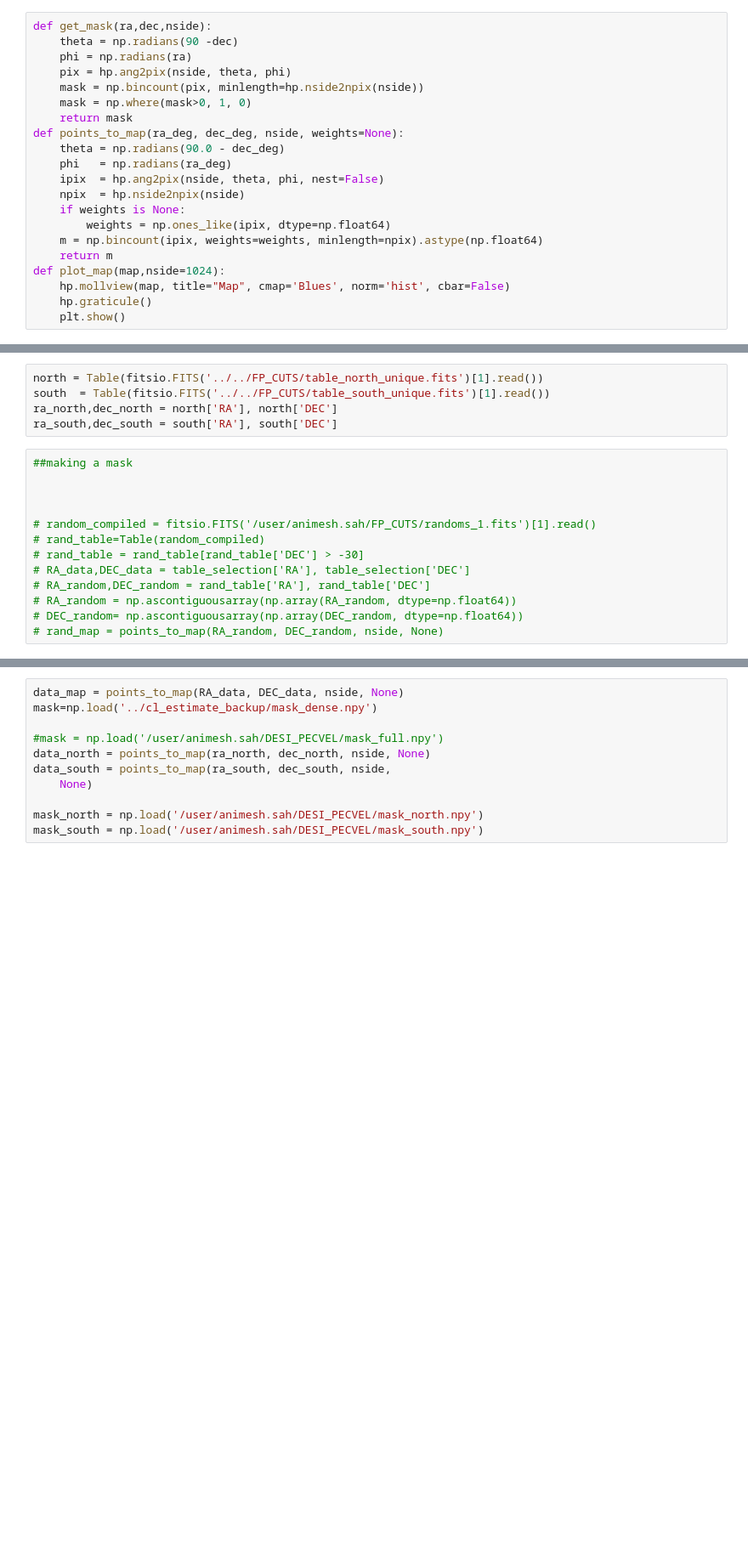
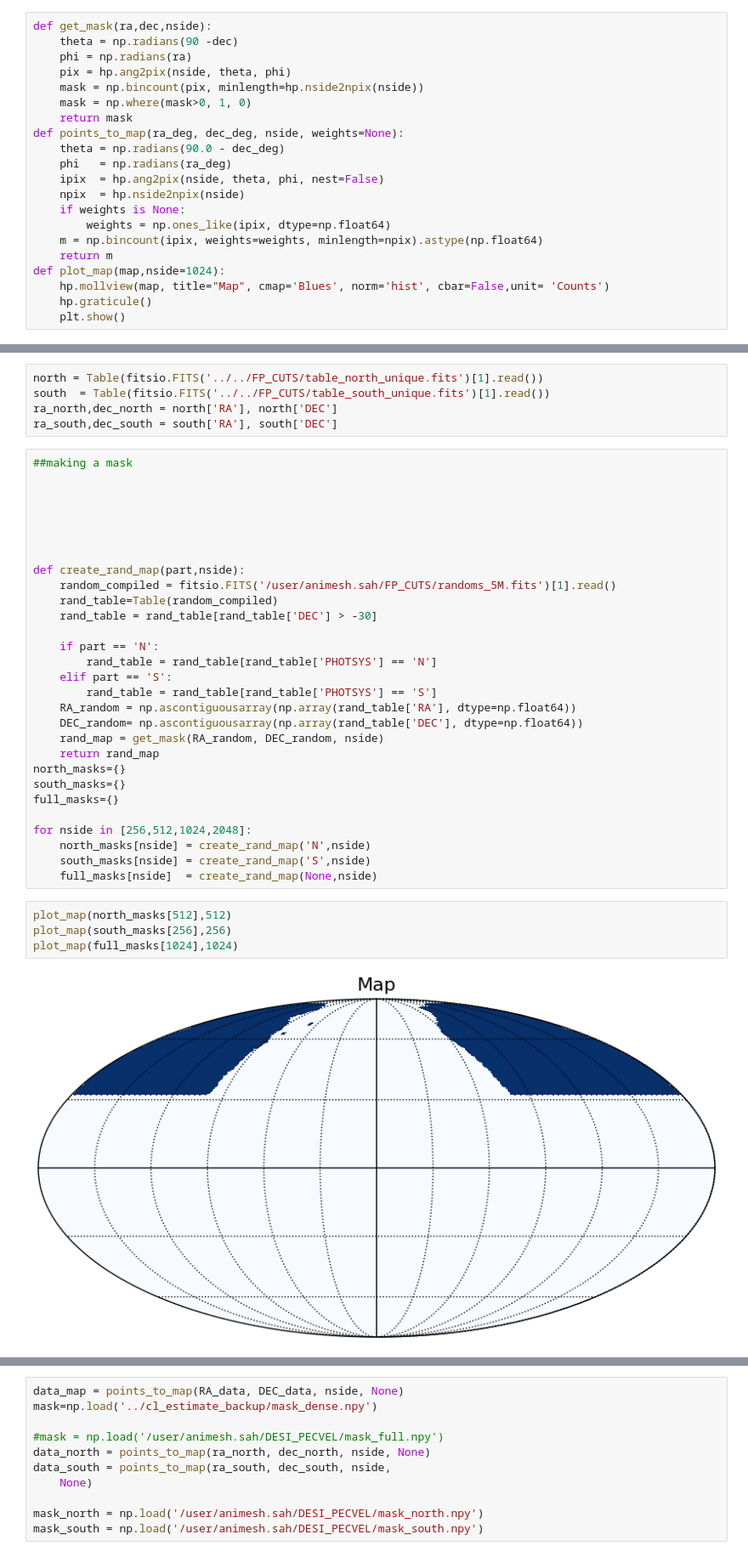
Before and after one commit to Shin107/DESILegacy-PECVEL, a Jupyter notebook: notebooks/CL_clean.ipynb, the cells around one changed output, grey strips where cells are left out. Shown at 85% size. Drawn from its saved outputs; the diff is of its cells as text; blank space fills up the shorter version.

Commit message:
varying Nsides

```diff
--- a/notebooks/CL_clean.ipynb
+++ b/notebooks/CL_clean.ipynb
@@ -32,7 +32,7 @@ def points_to_map(ra_deg, dec_deg, nside, weights=None):
     m = np.bincount(ipix, weights=weights, minlength=npix).astype(np.float64)
     return m
 def plot_map(map,nside=1024):
-    hp.mollview(map, title="Map", cmap='Blues', norm='hist', cbar=False)
+    hp.mollview(map, title="Map", cmap='Blues', norm='hist', cbar=False,unit= 'Counts')
     hp.graticule()
     plt.show()
 # %%
@@ -50,11 +50,33 @@ ra_south,dec_south = south['RA'], south['DEC']
 
 
 
-# random_compiled = fitsio.FITS('/user/animesh.sah/FP_CUTS/randoms_1.fits')[1].read()
-# rand_table=Table(random_compiled)
-# rand_table = rand_table[rand_table['DEC'] > -30]
-# RA_data,DEC_data = table_selection['RA'], table_selection['DEC']
-# RA_random,DEC_random = rand_table['RA'], rand_table['DEC']
-# RA_random = np.ascontiguousarray(np.array(RA_random, dtype=np.float64))
-# DEC_random= np.ascontiguousarray(np.array(DEC_random, dtype=np.float64))
-# rand_map = points_to_map(RA_random, DEC_random, nside, None)
+
+
+
+def create_rand_map(part,nside):
+    random_compiled = fitsio.FITS('/user/animesh.sah/FP_CUTS/randoms_5M.fits')[1].read()
+    rand_table=Table(random_compiled)
+    rand_table = rand_table[rand_table['DEC'] > -30]
+
+    if part == 'N':
+        rand_table = rand_table[rand_table['PHOTSYS'] == 'N']
+    elif part == 'S':
+        rand_table = rand_table[rand_table['PHOTSYS'] == 'S']
+    RA_random = np.ascontiguousarray(np.array(rand_table['RA'], dtype=np.float64))
+    DEC_random= np.ascontiguousarray(np.array(rand_table['DEC'], dtype=np.float64))
+    rand_map = get_mask(RA_random, DEC_random, nside)
+    return rand_map
+north_masks={}
+south_masks={}
+full_masks={}
+
+for nside in [256,512,1024,2048]:
+    north_masks[nside] = create_rand_map('N',nside)
+    south_masks[nside] = create_rand_map('S',nside)
+    full_masks[nside]  = create_rand_map(None,nside)
+# %%
+plot_map(north_masks[512],512)
+plot_map(south_masks[256],256)
+plot_map(full_masks[1024],1024)
+# %% [output]
+[figure, added]
```
Also changed, not shown: parts of 4 cells of this notebook.
